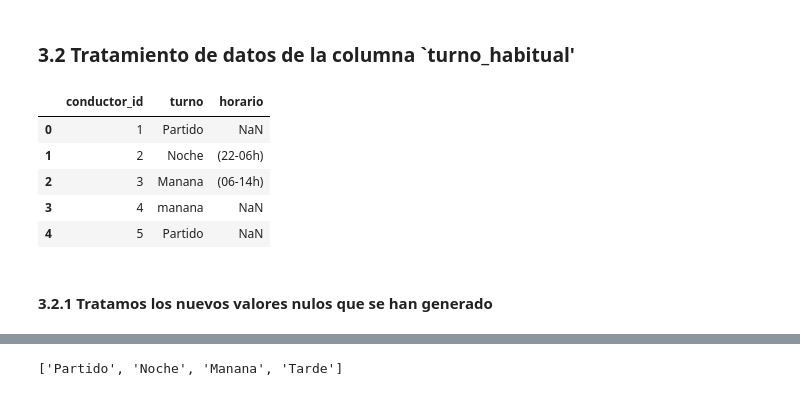
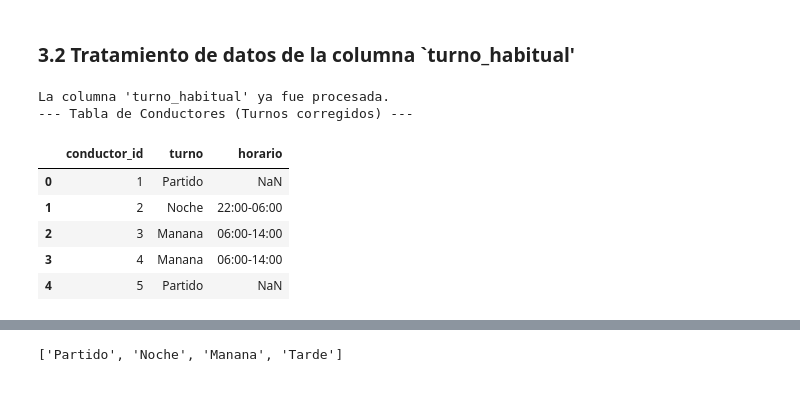
Before and after one commit to databaandsc/MetroBus_Analytics, a Jupyter notebook: 01_eda.ipynb, the cells around one changed output, grey strips where cells are left out. Cells and saved outputs as stored; diff of their text form; code cells hidden in the pictures.

```diff
--- a/01_eda.ipynb
+++ b/01_eda.ipynb
@@ -1557,24 +1591,42 @@ display(df_conductor[['conductor_id', 'nombre', 'antiguedad_anos']].head())
 # %% [markdown]
 ### 3.2 Tratamiento de datos de la columna `turno_habitual'
 # %%
-# --- NORMALIZACIÓN DE TURNO y HORARIO ---
-# 1. Cortamos el texto por el primer espacio (n=1) y creamos dos columnas (expand=True)
-nuevas_columnas = df_conductor['turno_habitual'].str.split(' ', n=1, expand=True)
+# --- TRATAMIENTO DE TURNO Y HORARIO ---
 
-# 2. Sobreescribimos la colimna original solo con el turno
-df_conductor['turno'] = nuevas_columnas[0]
+# Solo ejecutamos si la columna existe
+if 'turno_habitual' in df_conductor.columns:
 
-# 3. Asignamos el horario a una columna nueva
-df_conductor['horario'] = nuevas_columnas[1]
+    # 1. Cortamos el texto
+    nuevas_columnas = df_conductor['turno_habitual'].str.split(' ', n=1, expand=True)
+
+    # 2. Creamos la columna 'turno' y la normalizamos
+    df_conductor['turno'] = nuevas_columnas[0].str.strip().str.capitalize()
+
+    # 3. Mapeamos el 'horario'
+    diccionario_horarios = {
+        'Manana': '06:00-14:00',
+        'Tarde': '14:00-22:00',
+        'Noche': '22:00-06:00',
+        'Partido': None
+    }
+    df_conductor['horario'] = df_conductor['turno'].map(diccionario_horarios)
+
+    # 4. Borramos la columna original
+    df_conductor = df_conductor.drop(columns=['turno_habitual'])
+
+    print("'turno_habitual' separada en 'turno' y 'horario', y eliminada de memoria.")
+else:
+    print("La columna 'turno_habitual' ya fue procesada.")
 
 # Comprobamos cómo queda
+print("--- Tabla de Conductores (Turnos corregidos) ---")
 display(df_conductor[['conductor_id', 'turno', 'horario']].head())
 # %% [output]
+La columna 'turno_habitual' ya fue procesada.
+--- Tabla de Conductores (Turnos corregidos) ---
 |  | conductor_id | turno | horario |
 | 0 | 1 | Partido | NaN |
-| 1 | 2 | Noche | (22-06h) |
-| 2 | 3 | Manana | (06-14h) |
-| 3 | 4 | manana | NaN |
+| 1 | 2 | Noche | 22:00-06:00 |
+| 2 | 3 | Manana | 06:00-14:00 |
+| 3 | 4 | Manana | 06:00-14:00 |
 | 4 | 5 | Partido | NaN |
-# %% [markdown]
-#### 3.2.1 Tratamos los nuevos valores nulos que se han generado
```
Also changed, not shown: parts of 21 cells of this notebook, 1 other file.
